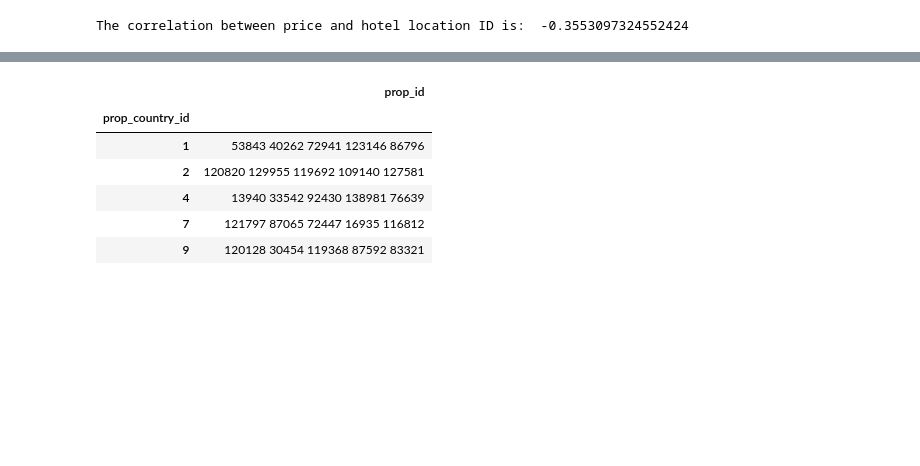
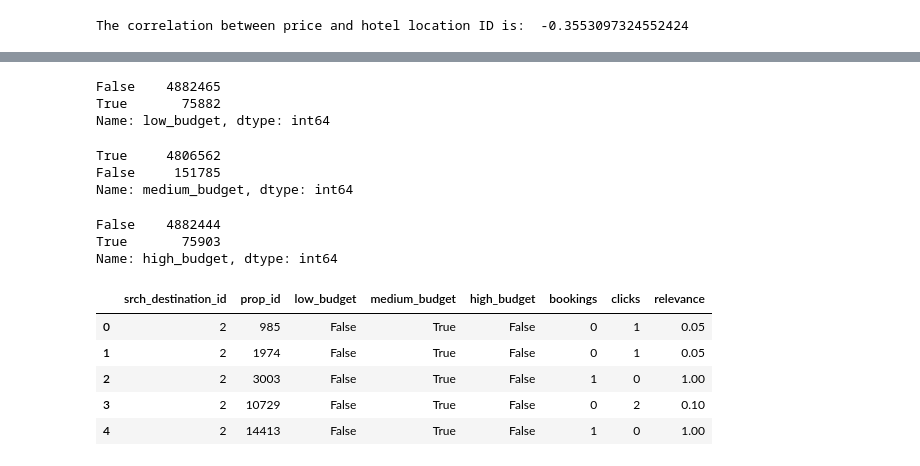
Before and after one commit to AlexiaSalomons/dmt_assignment2, a Jupyter notebook: dmy_exploration.ipynb, the cells around one changed output, grey strips where cells are left out. Saved outputs shown, nothing was run; the diff lists cells and outputs as text; code cells hidden in the pictures; blank space fills up the shorter version.

```diff
--- a/dmy_exploration.ipynb
+++ b/dmy_exploration.ipynb
@@ -185,28 +159,42 @@ aggs.head()
-# %%
-# Step 2
-CLICK_WEIGHT = 0.05
-agg = aggs.groupby(['prop_country_id','prop_id']).sum().reset_index()
-agg['count'] -= agg['sum']
-agg = agg.rename(columns={'sum':'bookings','count':'clicks'})
-agg['relevance'] = agg['bookings'] + CLICK_WEIGHT * agg['clicks']
-agg.head()
-
-# Define a function to get most popular hotels for a destination group.
-def most_popular(group, n_max=5):
-    relevance = group['relevance'].values
-    prop_id = group['prop_id'].values
-    most_popular = prop_id[np.argsort(relevance)[::-1]][:n_max]
-    return np.array_str(most_popular)[1:-1] # remove square brackets
-
-# Get most popular hotel clusters for all destinations.
-most_pop = agg.groupby(['prop_country_id']).apply(most_popular)
-most_pop = pd.DataFrame(most_pop).rename(columns={0:'prop_id'})
-most_pop.head()
-# %% [output]
-|  | prop_id |
-| prop_country_id |  |
-| 1 | 53843 40262 72941 123146 86796 |
-| 2 | 120820 129955 119692 109140 127581 |
-| 4 | 13940 33542 92430 138981 76639 |
-| 7 | 121797 87065 72447 16935 116812 |
-| 9 | 120128 30454 119368 87592 83321 |
+# %%
+training_data['low_budget'] = (training_data['visitor_hist_adr_usd'] < 117.12)
+training_data['medium_budget_temp_a'] = ((training_data['visitor_hist_adr_usd'] >= 117.12) & (training_data['visitor_hist_adr_usd'] < 200.32))
+training_data['medium_budget_temp_b'] = (training_data['visitor_hist_adr_usd'].isna())
+training_data['medium_budget'] = training_data['medium_budget_temp_a'] | training_data['medium_budget_temp_b']
+training_data['high_budget'] = (training_data['visitor_hist_adr_usd'] >= 200.32)
+# %%
+training_data['low_budget'].value_counts()
+# %% [output]
+False    4882465
+True       75882
+Name: low_budget, dtype: int64
+# %%
+training_data['medium_budget'].value_counts()
+# %% [output]
+True     4806562
+False     151785
+Name: medium_budget, dtype: int64
+# %%
+training_data['high_budget'].value_counts()
+# %% [output]
+False    4882444
+True       75903
+Name: high_budget, dtype: int64
+# %%
+#Count the number of rows and number of bookings for every destination-hotel-budget combination.
+group = training_data.groupby(['srch_destination_id','prop_id','low_budget','medium_budget','high_budget'])['booking_bool'].agg(['sum','count'])
+# %%
+#Get the most popular hotel per destination and budget
+weight_click = 0.05
+agg = group.groupby(['srch_destination_id','prop_id','low_budget','medium_budget','high_budget']).sum().reset_index()
+agg['count'] -= agg['sum']
+agg = agg.rename(columns={'sum':'bookings','count':'clicks'})
+agg['relevance'] = agg['bookings'] + weight_click * agg['clicks']
+agg.head()
+# %% [output]
+|  | srch_destination_id | prop_id | low_budget | medium_budget | high_budget | bookings | clicks | relevance |
+| 0 | 2 | 985 | False | True | False | 0 | 1 | 0.05 |
+| 1 | 2 | 1974 | False | True | False | 0 | 1 | 0.05 |
+| 2 | 2 | 3003 | False | True | False | 1 | 0 | 1.00 |
+| 3 | 2 | 10729 | False | True | False | 0 | 2 | 0.10 |
+| 4 | 2 | 14413 | False | True | False | 1 | 0 | 1.00 |
```
Also changed, not shown: parts of 13 cells of this notebook.
